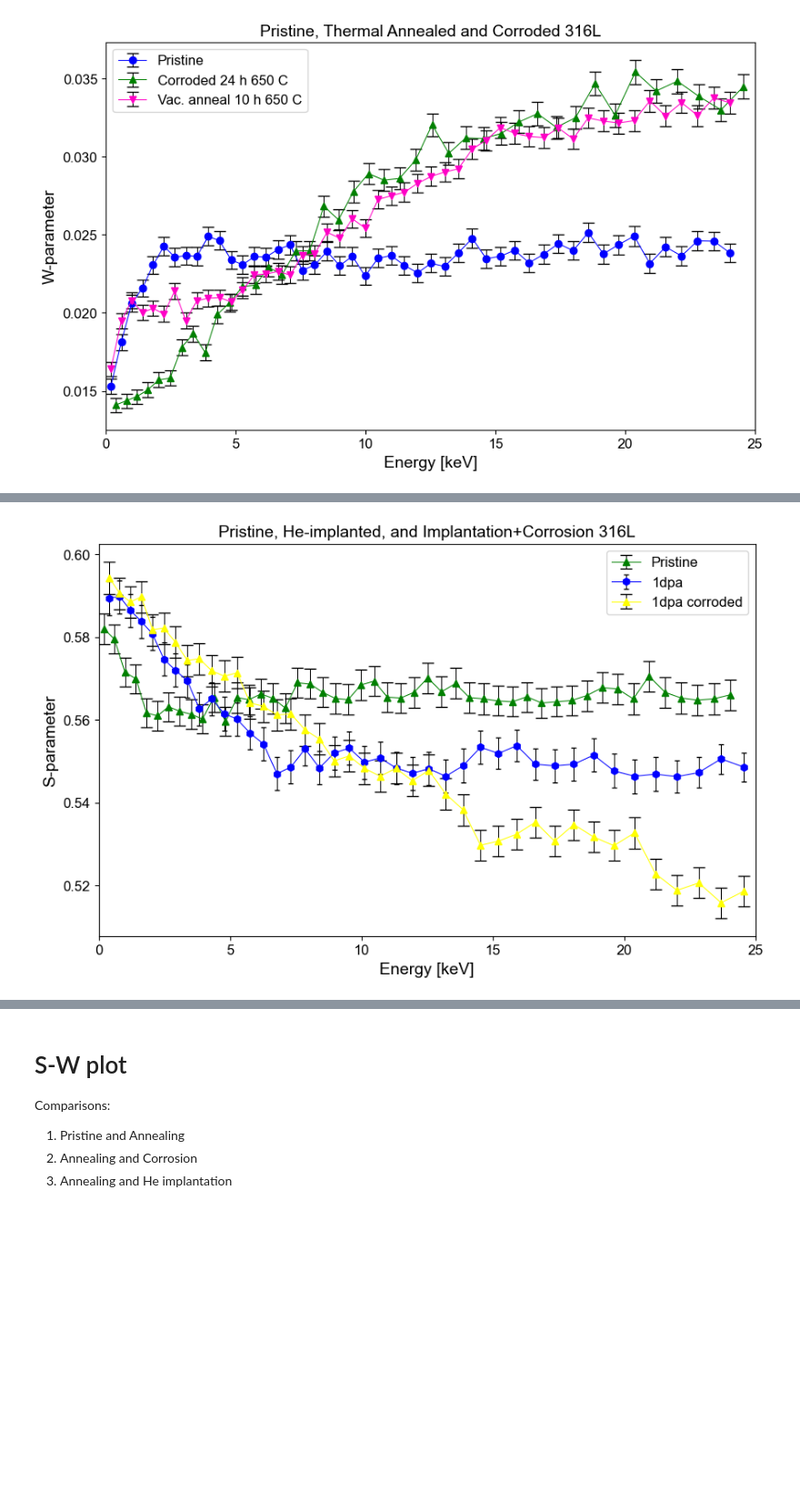
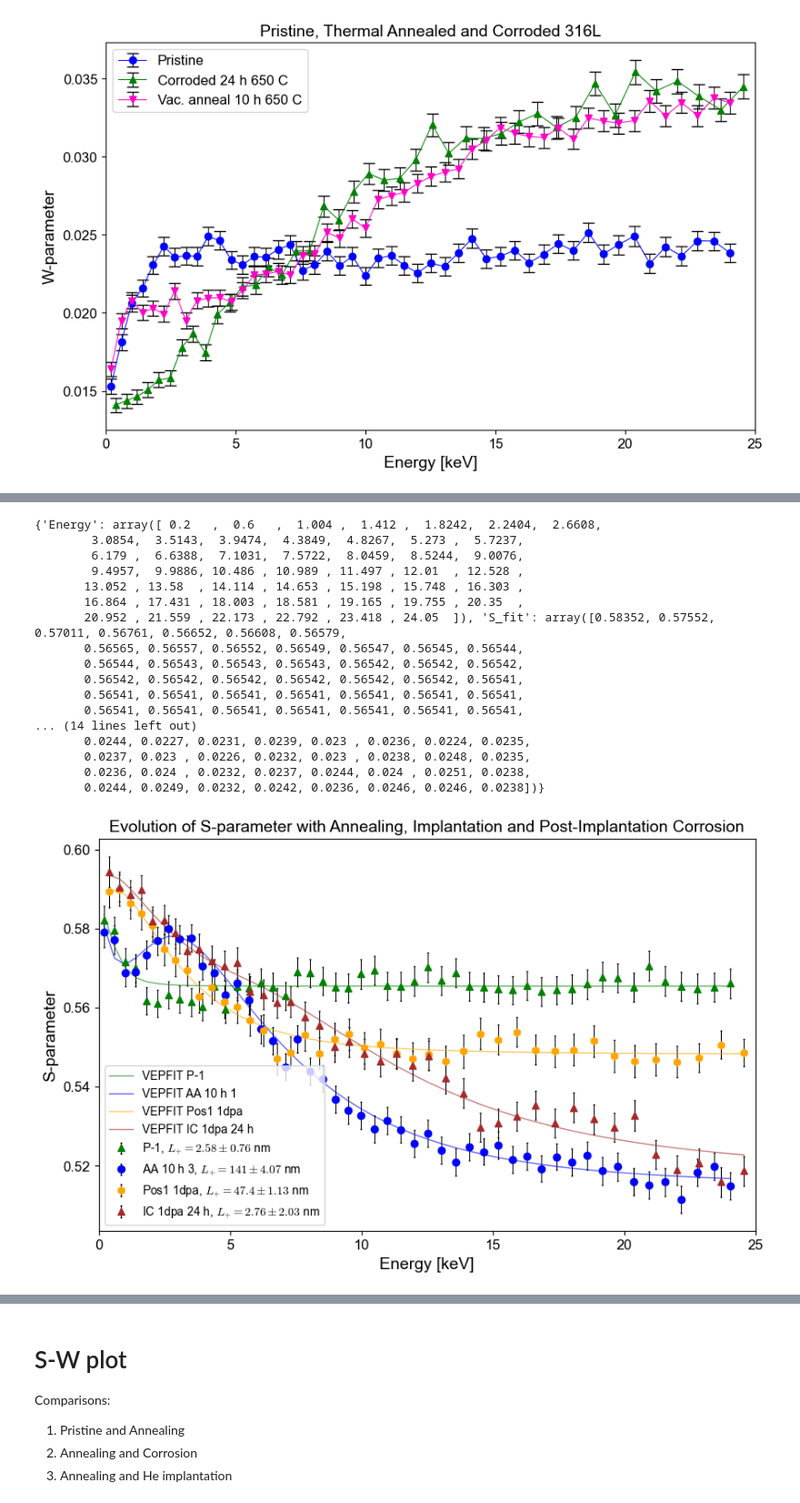
Before and after one commit to jeanvictorbendixenfm-web/Programming-PALS, a Jupyter notebook: PAS_analyzer.ipynb, the cells around one changed output, grey strips where cells are left out. Shown at 91% size. Cells and saved outputs as stored; diff of their text form; code cells hidden in the pictures; blank space fills up the shorter version.

```diff
--- a/PAS_analyzer.ipynb
+++ b/PAS_analyzer.ipynb
@@ -424,35 +453,63 @@ plt.show()
 # %%
 #Annealed, Corroded and Implanted
-
+print(vepfit_data["P-1"])
 plt.figure(figsize=(10, 6))
 #plt.errorbar(energy_316AA_1, s_316AA_1, yerr=s_error_316AA_1, fmt='o', label='Pristine', capsize=5, linestyle='-', color="blue", ecolor="black")
-plt.errorbar(energy_316NA_1, s_316NA_1, yerr=s_error_316NA_1, fmt='^', label='Pristine', capsize=5, linestyle='-', color="green", ecolor="black")
-plt.errorbar(energy_316HI_1dpa_pos1, s_316HI_1dpa_pos1, yerr=s_error_316HI_1dpa_pos1, fmt='h', label='1dpa', capsize=2, linestyle='-', color="blue", ecolor="black")
-plt.errorbar(energy_316corr_1dpa, s_316corr_1dpa, yerr=s_error_316corr_1dpa, fmt='^', label='1dpa corroded', capsize=5, linestyle='-', color="yellow", ecolor="black")
+plt.errorbar(energy_316NA_1, s_316NA_1, yerr=s_error_316NA_1, fmt='^', label='P-1, $L_{+} = 2.58 \pm 0.76$ nm', capsize=1, color="green", ecolor="black")
+plt.errorbar(energy_316AA_1, s_316AA_1, yerr=s_error_316AA_1, fmt='o', label='AA 10 h 3, $L_{+} = 141 \pm 4.07$ nm', capsize=1, color="blue", ecolor="black")
+plt.errorbar(energy_316HI_1dpa_pos1, s_316HI_1dpa_pos1, yerr=s_error_316HI_1dpa_pos1, fmt='h', label='Pos1 1dpa, $L_{+} = 47.4 \pm 1.13$ nm', capsize=1, color="orange", ecolor="black")
+plt.errorbar(energy_316corr_1dpa, s_316corr_1dpa, yerr=s_error_316corr_1dpa, fmt='^', label='IC 1dpa 24 h, $L_{+} = 2.76 \pm 2.03$ nm', capsize=1, color="brown", ecolor="black")
+plt.plot(vepfit_data["P-1"]["Energy"], vepfit_data["P-1"]["S_fit"], linestyle="-",color="green",alpha=0.6, lw=1, label="VEPFIT P-1")
+plt.plot(vepfit_data["AA 10 h, 1"]["Energy"], vepfit_data["AA 10 h, 1"]["S_fit"], linestyle="-",color="blue",alpha=0.6, lw=1, label="VEPFIT AA 10 h 1")
+plt.plot(vepfit_data["Pos1 1dpa"]["Energy"], vepfit_data["Pos1 1dpa"]["S_fit"], linestyle="-",color="orange",alpha=0.6, lw=1, label="VEPFIT Pos1 1dpa")
+plt.plot(vepfit_data["IC 1dpa 24 h"]["Energy"], vepfit_data["IC 1dpa 24 h"]["S_fit"], linestyle="-",color="brown",alpha=0.6, lw=1, label="VEPFIT IC 1dpa 24 h")
 
 
 plt.xlabel('Energy [keV]')
 plt.ylabel('S-parameter')
-plt.title('Pristine, He-implanted, and Implantation+Corrosion 316L')
-plt.legend()
+plt.title('Evolution of S-parameter with Annealing, Implantation and Post-Implantation Corrosion')
+plt.legend(loc='lower left', fontsize='small')
 plt.xlim(0, 25)  # Adjust x-axis limits as needed
 plt.show()
 
 
 
 plt.figure(figsize=(10, 6))
 #plt.errorbar(energy_316AA_1, s_316AA_1, yerr=s_error_316AA_1, fmt='o', label='Pristine', capsize=5, linestyle='-', color="blue", ecolor="black")
-plt.errorbar(energy_316NA_1, w_316NA_1, yerr=w_error_316NA_1, fmt='^', label='Pristine', capsize=5, linestyle='-', color="green", ecolor="black")
-plt.errorbar(energy_316HI_1dpa_pos1, w_316HI_1dpa_pos1, yerr=w_error_316HI_1dpa_pos1, fmt='h', label='1dpa', capsize=2, linestyle='-', color="blue", ecolor="black")
-plt.errorbar(energy_316corr_1dpa, w_316corr_1dpa, yerr=w_error_316corr_1dpa, fmt='^', label='1dpa corroded', capsize=5, linestyle='-', color="yellow", ecolor="black")
+plt.errorbar(energy_316NA_1, w_316NA_1, yerr=w_error_316NA_1, fmt='^', label='P-1', capsize=1, color="green", ecolor="black")
+plt.errorbar(energy_316AA_1, w_316AA_1, yerr=w_error_316AA_1, fmt='o', label='AA 10 h 1', capsize=1, color="blue", ecolor="black")
+plt.errorbar(energy_316HI_1dpa_pos1, w_316HI_1dpa_pos1, yerr=w_error_316HI_1dpa_pos1, fmt='h', label='1dpa', capsize=1, color="orange", ecolor="black")
+plt.errorbar(energy_316corr_1dpa, w_316corr_1dpa, yerr=w_error_316corr_1dpa, fmt='^', label='IC 1dpa 24 h', capsize=1, color="brown", ecolor="black")
+plt.plot(vepfit_data["P-1"]["Energy"], vepfit_data["P-1"]["W_fit"], linestyle="-",color="green",alpha=0.6, lw=1, label="VEPFIT P-1, $L_{+} = 2.58 \pm 0.76$ nm")
+plt.plot(vepfit_data["AA 10 h, 1"]["Energy"], vepfit_data["AA 10 h, 1"]["W_fit"], linestyle="-",color="blue",alpha=0.6, lw=1, label="VEPFIT AA 10 h 1, $L_{+} = 141 \pm 4.07$ nm")
+plt.plot(vepfit_data["Pos1 1dpa"]["Energy"], vepfit_data["Pos1 1dpa"]["W_fit"], linestyle="-",color="orange",alpha=0.6, lw=1, label="VEPFIT Pos1 1dpa, $L_{+} = 47.4 \pm 1.13$ nm")
+plt.plot(vepfit_data["IC 1dpa 24 h"]["Energy"], vepfit_data["IC 1dpa 24 h"]["W_fit"], linestyle="-",color="brown",alpha=0.6, lw=1, label="VEPFIT IC 1dpa 24 h, $L_{+} = 2.76 \pm 2.03$ nm")
+
 
 
 
 plt.xlabel('Energy [keV]')
 plt.ylabel('W-parameter')
-plt.title('Pristine, He-implanted, and Implantation+Corrosion 316L')
-plt.legend()
+plt.title('Evolution of W-parameter with Annealing, Implantation and Post-Implantation Corrosion')
+plt.legend(loc="lower right", fontsize='small')
 plt.xlim(0, 25)  # Adjust x-axis limits as needed
 plt.show()
 # %% [output]
+{'Energy': array([ 0.2   ,  0.6   ,  1.004 ,  1.412 ,  1.8242,  2.2404,  2.6608,
+        3.0854,  3.5143,  3.9474,  4.3849,  4.8267,  5.273 ,  5.7237,
+        6.179 ,  6.6388,  7.1031,  7.5722,  8.0459,  8.5244,  9.0076,
+        9.4957,  9.9886, 10.486 , 10.989 , 11.497 , 12.01  , 12.528 ,
+       13.052 , 13.58  , 14.114 , 14.653 , 15.198 , 15.748 , 16.303 ,
+       16.864 , 17.431 , 18.003 , 18.581 , 19.165 , 19.755 , 20.35  ,
+       20.952 , 21.559 , 22.173 , 22.792 , 23.418 , 24.05  ]), 'S_fit': array([0.58352, 0.57552, 0.57011, 0.56761, 0.56652, 0.56608, 0.56579,
+       0.56565, 0.56557, 0.56552, 0.56549, 0.56547, 0.56545, 0.56544,
+       0.56544, 0.56543, 0.56543, 0.56543, 0.56542, 0.56542, 0.56542,
+       0.56542, 0.56542, 0.56542, 0.56542, 0.56542, 0.56542, 0.56541,
+       0.56541, 0.56541, 0.56541, 0.56541, 0.56541, 0.56541, 0.56541,
+       0.56541, 0.56541, 0.56541, 0.56541, 0.56541, 0.56541, 0.56541,
+... (14 lines left out)
+       0.0244, 0.0227, 0.0231, 0.0239, 0.023 , 0.0236, 0.0224, 0.0235,
+       0.0237, 0.023 , 0.0226, 0.0232, 0.023 , 0.0238, 0.0248, 0.0235,
+       0.0236, 0.024 , 0.0232, 0.0237, 0.0244, 0.024 , 0.0251, 0.0238,
+       0.0244, 0.0249, 0.0232, 0.0242, 0.0236, 0.0246, 0.0246, 0.0238])}
-[figure, old version]
+[figure, new version]
```
Also changed, not shown: parts of 16 cells of this notebook, 3 other files.
